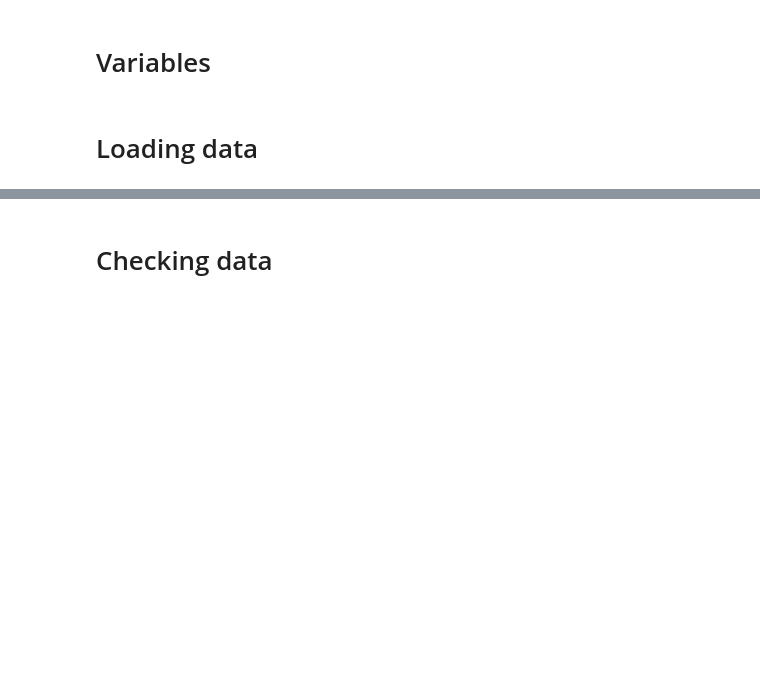
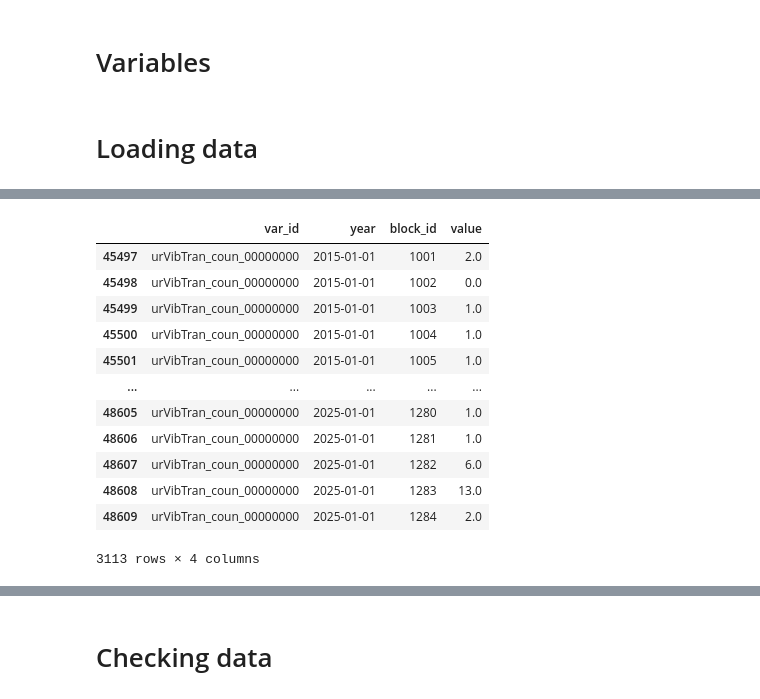
Before and after one commit to Andrew10MAIN/urban_regeneration_platform, a Jupyter notebook: experiments/notebooks/test_db_connection.ipynb, the cells around one changed output, grey strips where cells are left out. Cells and saved outputs as stored; diff of their text form; code cells hidden in the pictures; blank space fills up the shorter version.

```diff
--- a/experiments/notebooks/test_db_connection.ipynb
+++ b/experiments/notebooks/test_db_connection.ipynb
@@ -553,0 +574,17 @@ regeneration_activities = gpd.read_postgis(
+# %%
+
+mined_variables[mined_variables['var_id'] == 'urVibTran_coun_00000000']
+# %% [output]
+|  | var_id | year | block_id | value |
+| 45497 | urVibTran_coun_00000000 | 2015-01-01 | 1001 | 2.0 |
+| 45498 | urVibTran_coun_00000000 | 2015-01-01 | 1002 | 0.0 |
+| 45499 | urVibTran_coun_00000000 | 2015-01-01 | 1003 | 1.0 |
+| 45500 | urVibTran_coun_00000000 | 2015-01-01 | 1004 | 1.0 |
+| 45501 | urVibTran_coun_00000000 | 2015-01-01 | 1005 | 1.0 |
+| ... | ... | ... | ... | ... |
+| 48605 | urVibTran_coun_00000000 | 2025-01-01 | 1280 | 1.0 |
+| 48606 | urVibTran_coun_00000000 | 2025-01-01 | 1281 | 1.0 |
+| 48607 | urVibTran_coun_00000000 | 2025-01-01 | 1282 | 6.0 |
+| 48608 | urVibTran_coun_00000000 | 2025-01-01 | 1283 | 13.0 |
+| 48609 | urVibTran_coun_00000000 | 2025-01-01 | 1284 | 2.0 |
+3113 rows × 4 columns
```
Also changed, not shown: parts of 2 cells of this notebook, 7 other files.
